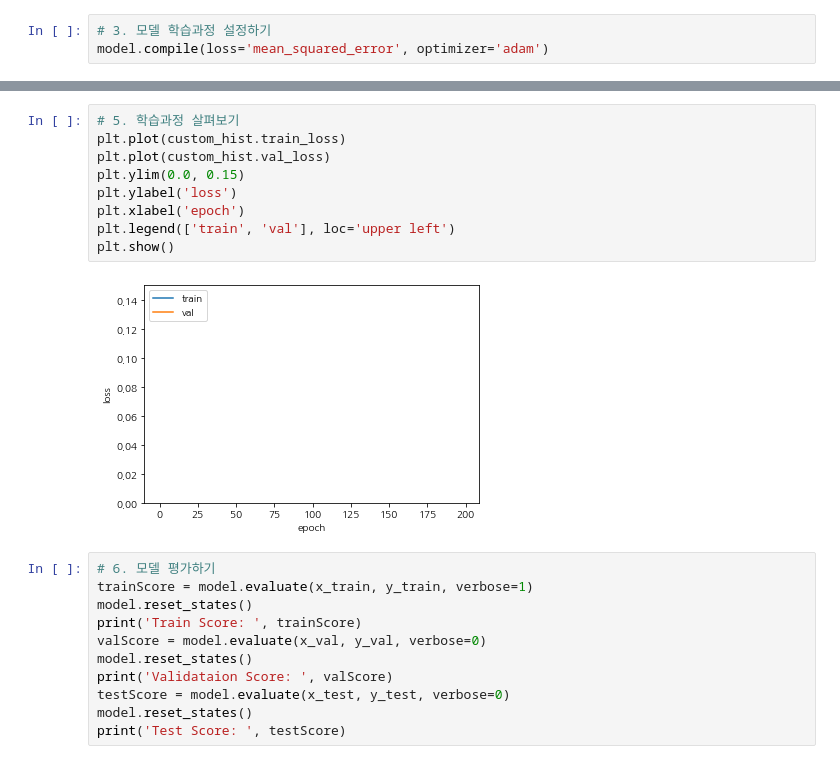
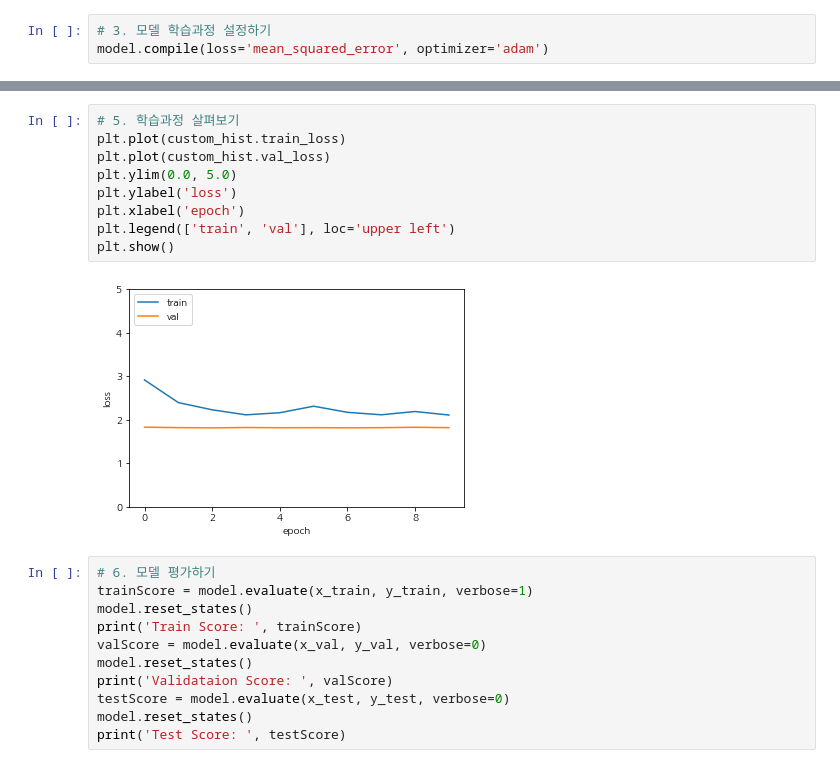
Before and after one commit to jinkyukim-me/Back_to_Basic, a Jupyter notebook: RNN_Model.ipynb, the cells around one changed output, grey strips where cells are left out. Drawn from its saved outputs; the diff is of its cells as text.

```diff
--- a/RNN_Model.ipynb
+++ b/RNN_Model.ipynb
@@ -96,14 +96,14 @@ Epoch 1/1
 # %%
 # 5. 학습과정 살펴보기
 plt.plot(custom_hist.train_loss)
 plt.plot(custom_hist.val_loss)
-plt.ylim(0.0, 0.15)
+plt.ylim(0.0, 5.0)
 plt.ylabel('loss')
 plt.xlabel('epoch')
 plt.legend(['train', 'val'], loc='upper left')
 plt.show()
 # %% [output]
-[figure, old version]
+[figure, new version]
 # %%
 # 6. 모델 평가하기
 trainScore = model.evaluate(x_train, y_train, verbose=1)
```
Also changed, not shown: parts of 2 cells of this notebook, 3 other files.
